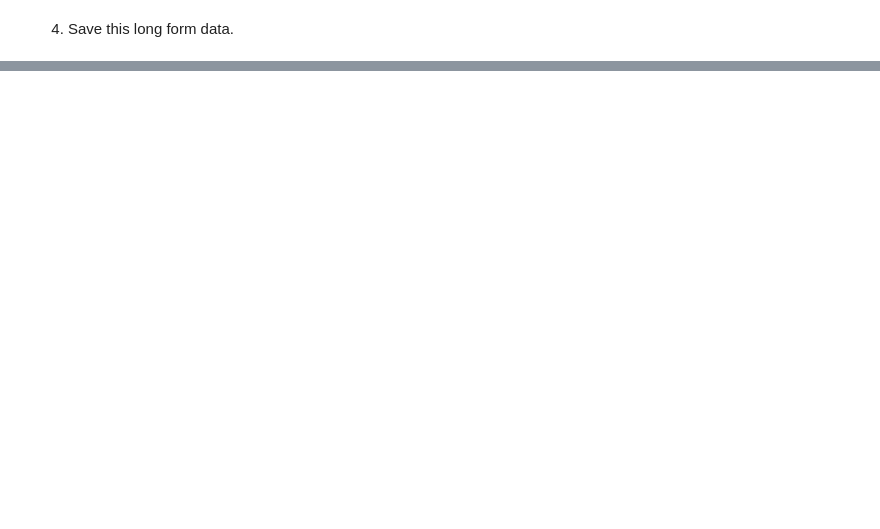
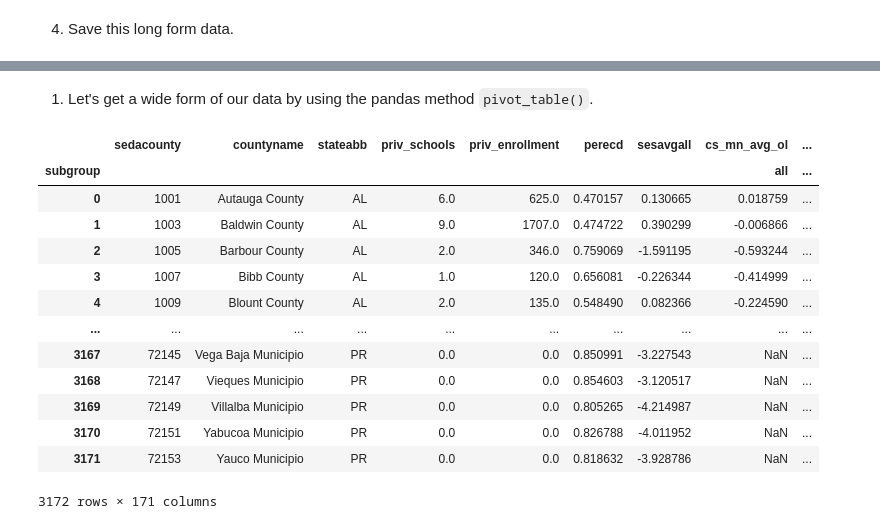
Before and after one commit to janetmalzahn/info2950proj, a Jupyter notebook: Private School.ipynb, the cells around one changed output, grey strips where cells are left out. Drawn from its saved outputs; the diff is of its cells as text; code cells hidden in the pictures; blank space fills up the shorter version.

Commit message:
pivot to wide data

```diff
--- a/Private School.ipynb
+++ b/Private School.ipynb
@@ -208,8 +187,9 @@ Index(['sedacounty', 'sedacountyname', 'fips', 'urban', 'suburb', 'town',
 #keeps only covariates of interest
 
 #fill in list with the covariates of interest for later
-seda_cov_varlist = ['sedacounty', 'sedacountyname'] + ['perecd', 'sesavgall']
-seda_cov = seda_cov[seda_cov_varlist]
+seda_cov_varlist = ['perecd', 'sesavgall']
+seda_cov_totvarlist = ['sedacounty', 'sedacountyname'] + seda_cov_varlist
+seda_cov = seda_cov[seda_cov_totvarlist]
 seda_cov.head()
 # %% [output]
 |  | sedacounty | sedacountyname | perecd | sesavgall |
@@ -266,0 +229,15 @@ final_merged_long
+# %%
+## Second merge with seda_cov
+all_merged_long = seda_hifld_merged_long.merge(seda_cov, how='left', on='sedacounty')
+# Drop columns with repetitive information
+all_merged_long = all_merged_long.drop(labels = ['sedacountyname_y', 'state', 'countyfips'], axis = 1)
+# Rename columns renamed in merge
+all_merged_long = all_merged_long.rename(columns = {'sedacountyname_x' : 'countyname'})
+# Rearrange columns for ease of viewing
+cols = all_merged_long.columns
+all_merged_long = all_merged_long[['sedacounty', 'countyname', 'stateabb', 'subgroup', 'priv_schools',
+                                    'priv_enrollment', 'perecd', 'sesavgall', 'gradecenter', 'gap',
+                                    'tot_asmts', 'mn_asmts', 'cs_mn_avg_ol', 'cs_mn_coh_ol', 'cs_mn_grd_ol',
+                                    'cs_mn_mth_ol', 'cs_mn_avg_ol_se', 'cs_mn_coh_ol_se','cs_mn_grd_ol_se',
+                                    'cs_mn_mth_ol_se']]
+all_merged_long
@@ -274,0 +274,27 @@ final_merged_long.to_csv(path_or_buf = final_merged_long_path)
+# %% [markdown]
+1. Let's get a wide form of our data by using the pandas method `pivot_table()`.
+# %%
+#Creating a wide form of our data
+pivot_index = ['sedacounty','countyname','stateabb','priv_schools', 'priv_enrollment'] + seda_cov_varlist
+pivot_values = ['tot_asmts', 'mn_asmts', 'cs_mn_avg_ol', 'cs_mn_coh_ol', 'cs_mn_grd_ol',
+                                   'cs_mn_mth_ol', 'cs_mn_avg_ol_se', 'cs_mn_coh_ol_se',
+                                   'cs_mn_grd_ol_se', 'cs_mn_mth_ol_se']
+all_merged_wide = all_merged_long.pivot_table(index = pivot_index,
+                                              columns = 'subgroup', values = pivot_values)
+all_merged_wide = all_merged_wide.reset_index(level = pivot_index)
+all_merged_wide
+# %% [output]
+|  | sedacounty | countyname | stateabb | priv_schools | priv_enrollment | perecd | sesavgall | cs_mn_avg_ol | ... |
+| subgroup |  |  |  |  |  |  |  | all | ... |
+| 0 | 1001 | Autauga County | AL | 6.0 | 625.0 | 0.470157 | 0.130665 | 0.018759 | ... |
+| 1 | 1003 | Baldwin County | AL | 9.0 | 1707.0 | 0.474722 | 0.390299 | -0.006866 | ... |
+| 2 | 1005 | Barbour County | AL | 2.0 | 346.0 | 0.759069 | -1.591195 | -0.593244 | ... |
+| 3 | 1007 | Bibb County | AL | 1.0 | 120.0 | 0.656081 | -0.226344 | -0.414999 | ... |
+| 4 | 1009 | Blount County | AL | 2.0 | 135.0 | 0.548490 | 0.082366 | -0.224590 | ... |
+| ... | ... | ... | ... | ... | ... | ... | ... | ... | ... |
+| 3167 | 72145 | Vega Baja Municipio | PR | 0.0 | 0.0 | 0.850991 | -3.227543 | NaN | ... |
+| 3168 | 72147 | Vieques Municipio | PR | 0.0 | 0.0 | 0.854603 | -3.120517 | NaN | ... |
+| 3169 | 72149 | Villalba Municipio | PR | 0.0 | 0.0 | 0.805265 | -4.214987 | NaN | ... |
+| 3170 | 72151 | Yabucoa Municipio | PR | 0.0 | 0.0 | 0.826788 | -4.011952 | NaN | ... |
+| 3171 | 72153 | Yauco Municipio | PR | 0.0 | 0.0 | 0.818632 | -3.928786 | NaN | ... |
+3172 rows × 171 columns
```
Also changed, not shown: parts of 15 cells of this notebook, 2 other files.
